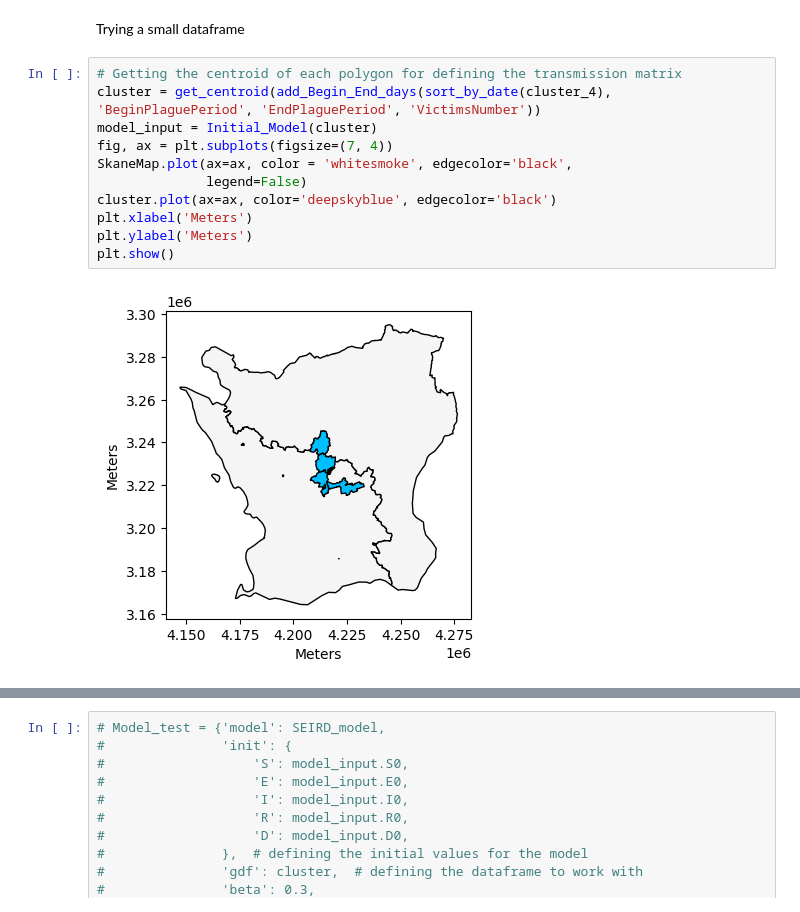
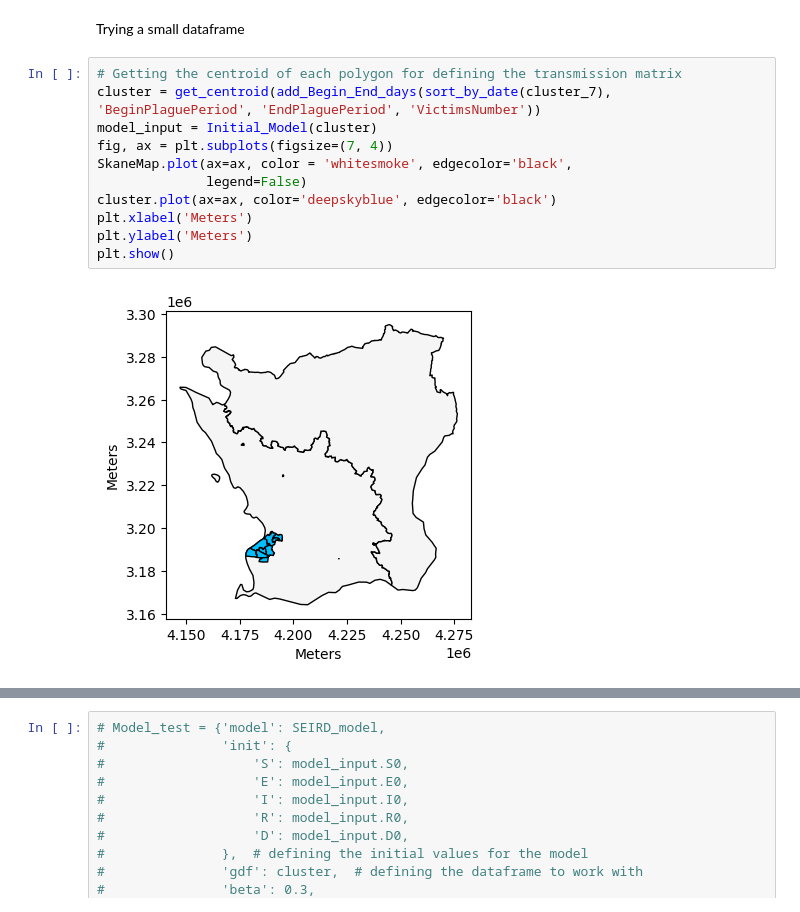
Before and after one commit to polislizarralde/PythonMathematicalModeling, a Jupyter notebook: docs/PlagueProject/ClusterFittingSouthScania.ipynb, the cells around one changed output, grey strips where cells are left out. Drawn from its saved outputs; the diff is of its cells as text.

Commit message:
Testing parameter estimation for clusters

```diff
--- a/docs/PlagueProject/ClusterFittingSouthScania.ipynb
+++ b/docs/PlagueProject/ClusterFittingSouthScania.ipynb
@@ -351,14 +382,14 @@ def generate_sol(genInput: dict) -> dict:
 Trying a small dataframe
 # %%
 # Getting the centroid of each polygon for defining the transmission matrix
-cluster = get_centroid(add_Begin_End_days(sort_by_date(cluster_4), 'BeginPlaguePeriod', 'EndPlaguePeriod', 'VictimsNumber'))
+cluster = get_centroid(add_Begin_End_days(sort_by_date(cluster_7), 'BeginPlaguePeriod', 'EndPlaguePeriod', 'VictimsNumber'))
 model_input = Initial_Model(cluster)
 fig, ax = plt.subplots(figsize=(7, 4))
 SkaneMap.plot(ax=ax, color = 'whitesmoke', edgecolor='black',
               legend=False)
 cluster.plot(ax=ax, color='deepskyblue', edgecolor='black')
 plt.xlabel('Meters')
 plt.ylabel('Meters')
 plt.show()
 # %% [output]
-[figure, old version]
+[figure, new version]
```
Also changed, not shown: parts of 17 cells of this notebook, 1 other file.
